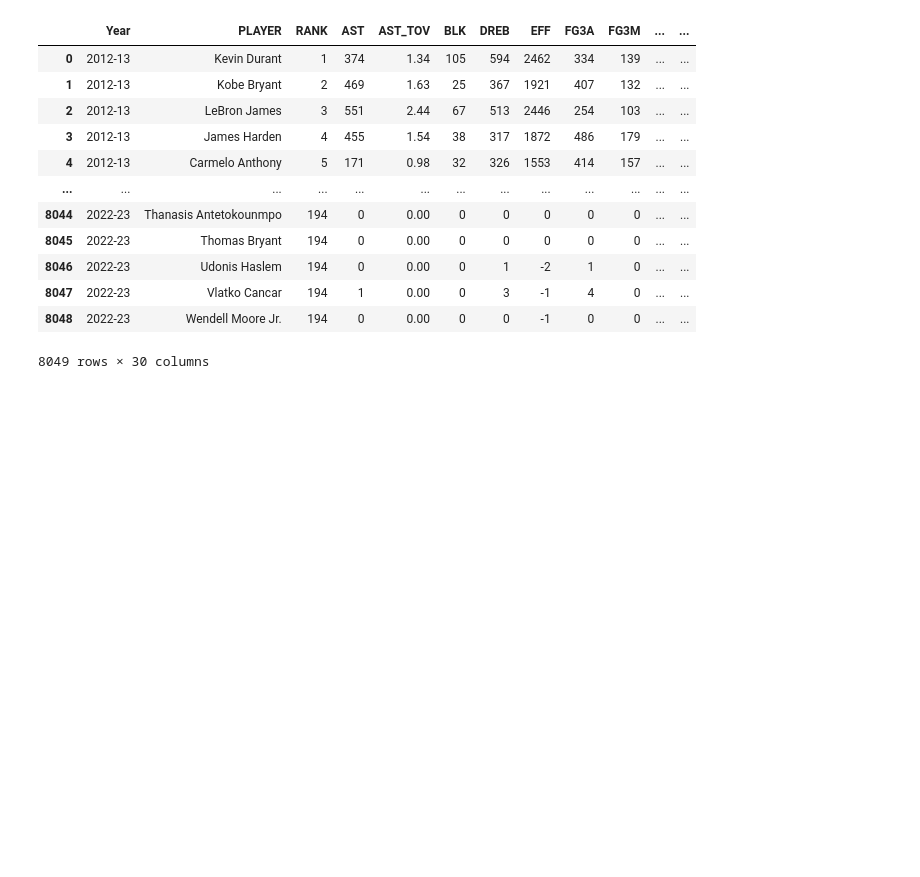
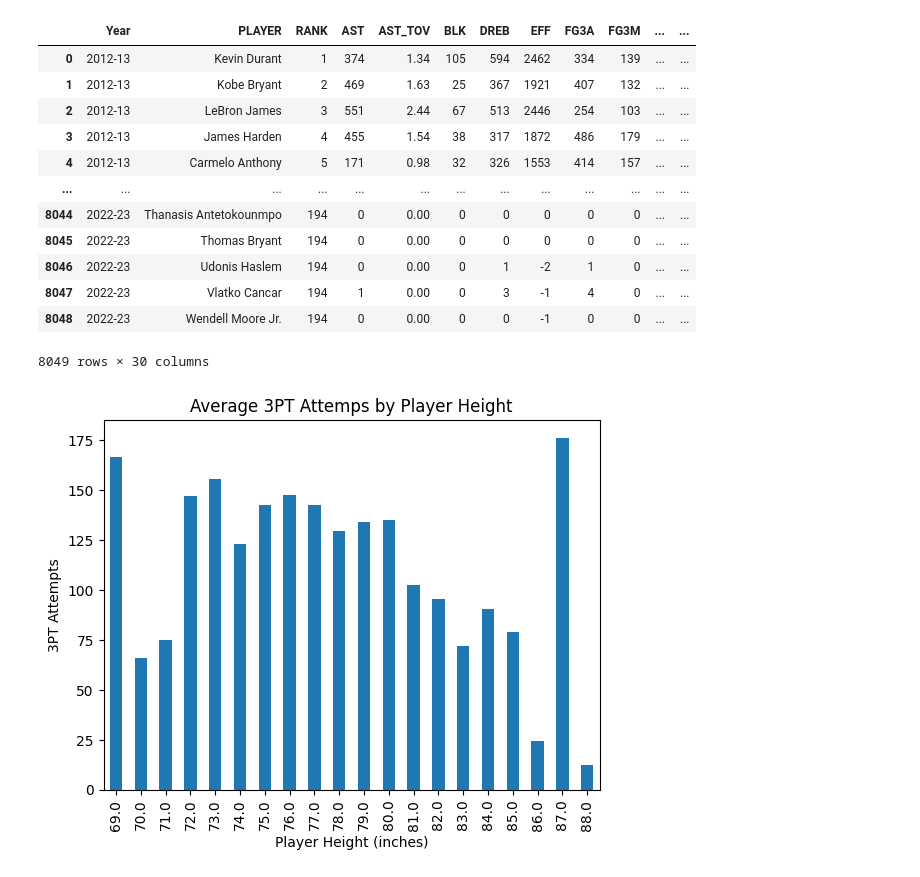
Before and after one commit to D-Aldana/SENG474-NBA_API, a Jupyter notebook: NBA-proj.ipynb, the cells around one changed output. Cells and saved outputs as stored; diff of their text form; code cells hidden in the pictures; blank space fills up the shorter version.

```diff
--- a/NBA-proj.ipynb
+++ b/NBA-proj.ipynb
@@ -55,3 +57,22 @@ df
 8049 rows × 30 columns
 # %%
 df.to_excel('Sorted_Data.xlsx', index=False)
+# %%
+df = pd.read_excel("ALL_DATA.xlsx")
+# %%
+# Threshold 3PA at 3
+df = df[df['FG3A'] >= 3]
+
+# Drop players without a height
+df = df.dropna(subset=['PLAYER_HEIGHT_INCHES'])
+
+# For each PLAYER_HEIGHT, get the average 3PT attempted
+avg_atp_by_height = df.groupby('PLAYER_HEIGHT_INCHES')['FG3A'].mean()
+
+# Graph the average FG3_PCT for each PLAYER_HEIGHT_INCHES (y-label is FG3_PCT)
+avg_atp_by_height.plot(kind='bar', y='FG3A', title='Average 3PT Attemps by Player Height')
+plt.ylabel('3PT Attempts')
+plt.xlabel('Player Height (inches)')
+plt.show()
+# %% [output]
+[figure, added]
```
Also changed, not shown: parts of 5 cells of this notebook.
